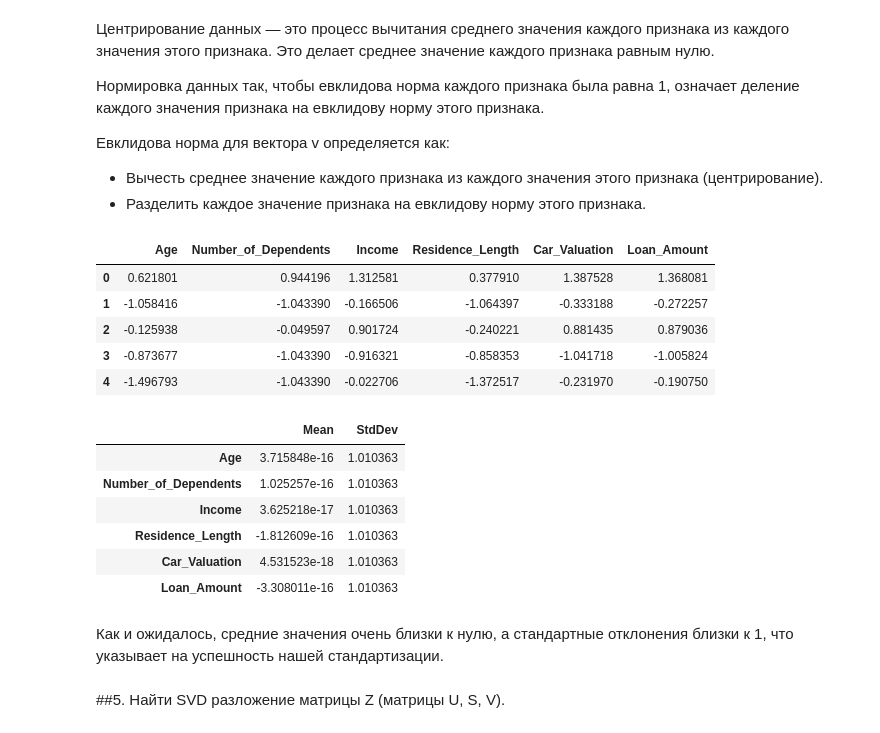
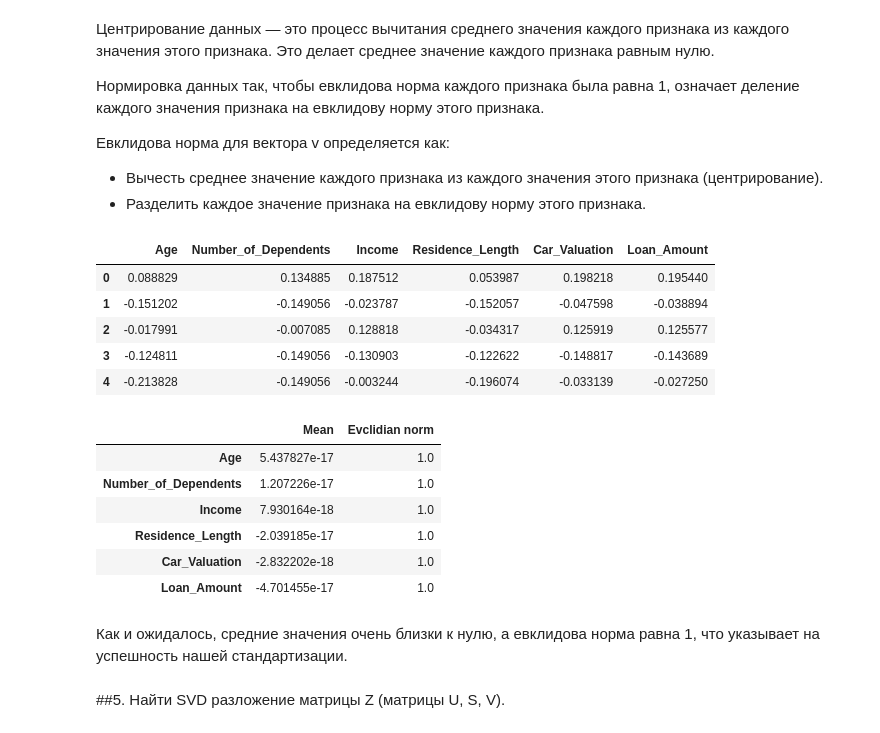
Before and after one commit to LukichevaPolina/da_methods_lab1, a Jupyter notebook: K_LAB_1.ipynb, the cells around one changed output. Saved outputs shown, nothing was run; the diff lists cells and outputs as text; code cells hidden in the pictures.

```diff
--- a/K_LAB_1.ipynb
+++ b/K_LAB_1.ipynb
@@ -518,42 +518,40 @@ Outliers:
 # %%
 from sklearn.preprocessing import StandardScaler
 
-# Initializing a standard scaler
-scaler = StandardScaler()
+# Fitting the scaler and transforming the data
+data_z_df = pd.DataFrame()
+for column in data_no_outliers.columns:
+    mean_data = data_no_outliers[column] - data_no_outliers[column].mean()
+    data_z_df[column] = mean_data / np.linalg.norm(mean_data, ord=2, axis=0)
 
-# Fitting the scaler and transforming the data
-data_z = scaler.fit_transform(data_no_outliers)
-
-# Converting to DataFrame for better visualization and handling
-data_z_df = pd.DataFrame(data_z, columns=data_no_outliers.columns, index=data_no_outliers.index)
 
 # Look at normalized data
 data_z_df.head()
 # %% [output]
 |  | Age | Number_of_Dependents | Income | Residence_Length | Car_Valuation | Loan_Amount |
-| 0 | 0.621801 | 0.944196 | 1.312581 | 0.377910 | 1.387528 | 1.368081 |
-| 1 | -1.058416 | -1.043390 | -0.166506 | -1.064397 | -0.333188 | -0.272257 |
-| 2 | -0.125938 | -0.049597 | 0.901724 | -0.240221 | 0.881435 | 0.879036 |
-| 3 | -0.873677 | -1.043390 | -0.916321 | -0.858353 | -1.041718 | -1.005824 |
-| 4 | -1.496793 | -1.043390 | -0.022706 | -1.372517 | -0.231970 | -0.190750 |
+| 0 | 0.088829 | 0.134885 | 0.187512 | 0.053987 | 0.198218 | 0.195440 |
+| 1 | -0.151202 | -0.149056 | -0.023787 | -0.152057 | -0.047598 | -0.038894 |
+| 2 | -0.017991 | -0.007085 | 0.128818 | -0.034317 | 0.125919 | 0.125577 |
+| 3 | -0.124811 | -0.149056 | -0.130903 | -0.122622 | -0.148817 | -0.143689 |
+| 4 | -0.213828 | -0.149056 | -0.003244 | -0.196074 | -0.033139 | -0.027250 |
 # %%
 # Checking the mean and standard deviation of the standardized data
 mean_std_data_z = pd.DataFrame({
     'Mean': data_z_df.mean(),
-    'StdDev': data_z_df.std()
+    'Evclidian norm': [np.linalg.norm(data_z_df[col], ord=2) for col in data_z_df.columns]
 })
 
 mean_std_data_z
 # %% [output]
-|  | Mean | StdDev |
-| Age | 3.715848e-16 | 1.010363 |
-| Number_of_Dependents | 1.025257e-16 | 1.010363 |
-| Income | 3.625218e-17 | 1.010363 |
-| Residence_Length | -1.812609e-16 | 1.010363 |
-| Car_Valuation | 4.531523e-18 | 1.010363 |
-| Loan_Amount | -3.308011e-16 | 1.010363 |
+|  | Mean | Evclidian norm |
+| Age | 5.437827e-17 | 1.0 |
+| Number_of_Dependents | 1.207226e-17 | 1.0 |
+| Income | 7.930164e-18 | 1.0 |
+| Residence_Length | -2.039185e-17 | 1.0 |
+| Car_Valuation | -2.832202e-18 | 1.0 |
+| Loan_Amount | -4.701455e-17 | 1.0 |
 # %% [markdown]
-Как и ожидалось, средние значения очень близки к нулю, а стандартные отклонения близки к 1, что указывает на успешность нашей стандартизации.
+Как и ожидалось, средние значения очень близки к нулю, а евклидова норма равна 1, что указывает на успешность нашей стандартизации.
 # %% [markdown]
 ##5. Найти SVD разложение матрицы Z (матрицы U, S, V).
 # %% [markdown]
```
Also changed, not shown: parts of 11 cells of this notebook.
